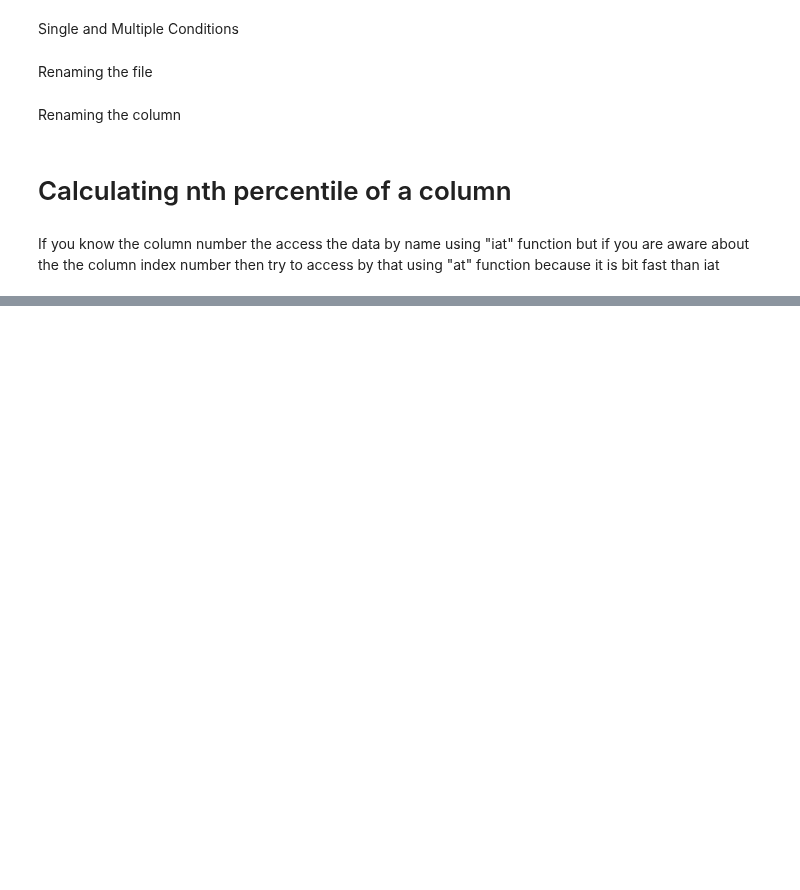
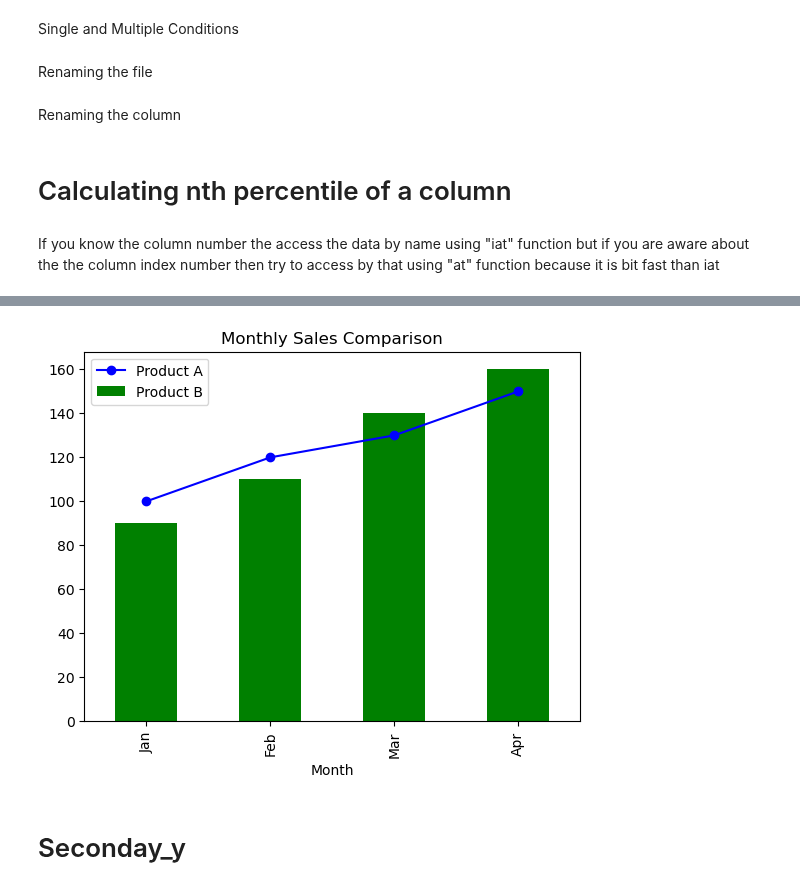
Before and after one commit to RDrahul123/My_Python-codes, a Jupyter notebook: My_File.ipynb, the cells around one changed output, grey strips where cells are left out. Cells and saved outputs as stored; diff of their text form; code cells hidden in the pictures; blank space fills up the shorter version.

```diff
--- a/My_File.ipynb
+++ b/My_File.ipynb
@@ -352,0 +349,16 @@ data1.plot.area(column='Age', title='Age Distribution', xlabel='Age', ylabel='Fr
+# %%
+df1 = pd.DataFrame({
+    'Month': ['Jan', 'Feb', 'Mar', 'Apr'],
+    'Product_A': [100, 120, 130, 150],
+    'Product_B': [90, 110, 140, 160]
+})
+
+ax = df1.plot(x='Month', y='Product_A', label='Product A', linestyle='-', color='blue', marker='o')
+df1.plot(x='Month', y='Product_B', label='Product B', kind='bar', color='green', ax=ax)
+plt.title("Monthly Sales Comparison")
+plt.grid(False)
+plt.show()
+# %% [output]
+[figure, added]
+# %% [markdown]
+# Seconday_y
```
Also changed, not shown: parts of 8 cells of this notebook, 5 other files.
